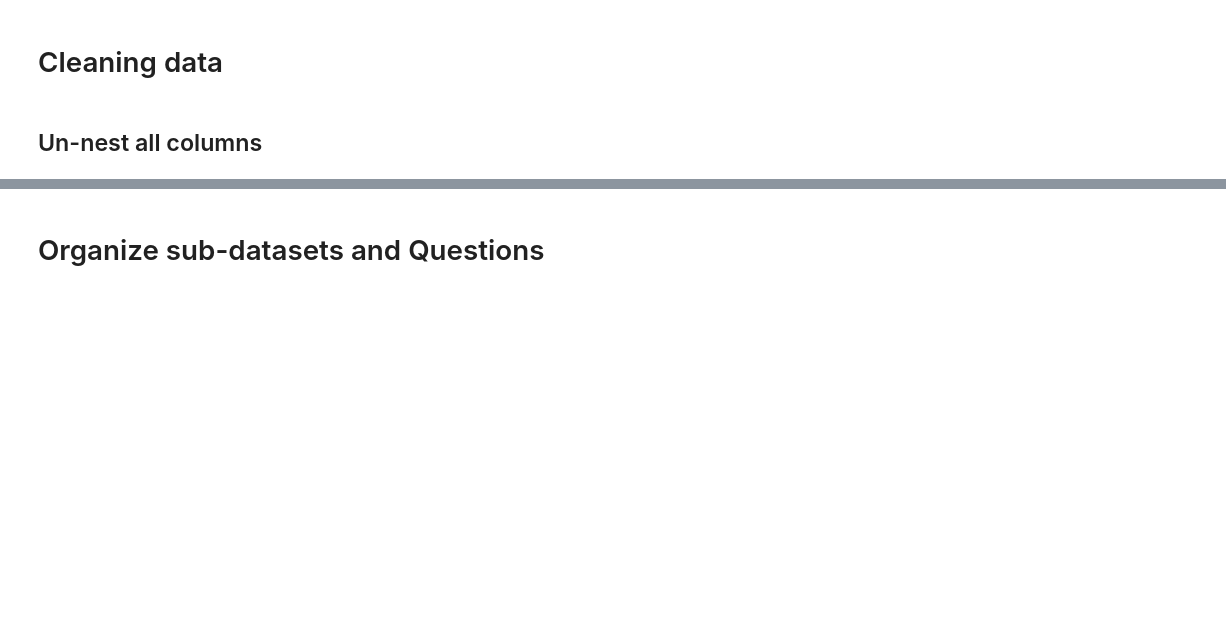
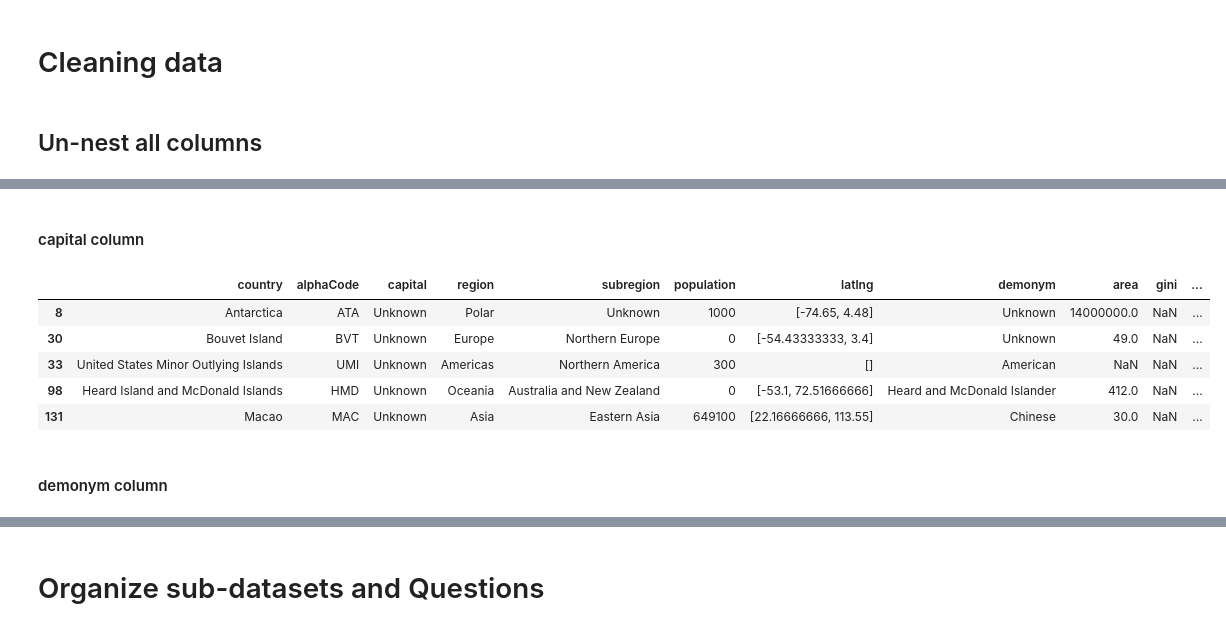
Before and after one commit to ducnguyen4993/country_apis, a Jupyter notebook: apis_test.ipynb, the cells around one changed output, grey strips where cells are left out. Cells and saved outputs as stored; diff of their text form; code cells hidden in the pictures; blank space fills up the shorter version.

```diff
--- a/apis_test.ipynb
+++ b/apis_test.ipynb
@@ -72,0 +286,17 @@ Data column: Index(['name', 'topLevelDomain', 'alpha2Code', 'alpha3Code', 'calli
+# %%
+#There are some columns with empty string values which are not shown as NaN
+#Fill all those with Unknown string
+def fill_empty(col):
+    new=[]
+    for i in col:
+        if i == '':
+            new.append('Unknown')
+        else:
+            new.append(i)
+    return new
+
+df['subregion']=fill_empty(df['subregion'])
+df['region']=fill_empty(df['region'])
+df['demonym']=fill_empty(df['demonym'])
+df['cioc']=fill_empty(df['cioc'])
+df['capital']=fill_empty(df['capital'])
@@ -75,18 +314,0 @@ Data column: Index(['name', 'topLevelDomain', 'alpha2Code', 'alpha3Code', 'calli
-# %%
-unnest_lst = ['currencies', 'languages']
-
-def unnest(unnest_lst,df):
-    for j in range(len(unnest_lst)):
-        lst=[]
-        col = df[unnest_lst[j]]
-        for i in range(0,len(col)):
-            tab=pd.Series(col[i])
-            tab=pd.json_normalize(tab)
-            name=tab['name'].tolist()
-            lst.append(name)
-        df[unnest_lst[j]]=lst
-    return df
-
-
-df = unnest(unnest_lst,df)
-df.head(3)
@@ -98,0 +334,3 @@ df.head(3)
+# %%
+df.loc[30,'region'] = df.loc[167,'region']
+df.loc[30,'subregion'] = df.loc[167,'subregion']
@@ -98,0 +339,3 @@ df.head(3)
+# %%
+df.loc[98,'region'] = df.loc[13,'region']
+df.loc[98,'subregion'] = df.loc[13,'subregion']
@@ -98,0 +357,11 @@ df.head(3)
+# %% [markdown]
+#### capital column
+# %%
+df[df['capital'] == 'Unknown']
+# %% [output]
+|  | country | alphaCode | capital | region | subregion | population | latlng | demonym | area | gini | ... |
+| 8 | Antarctica | ATA | Unknown | Polar | Unknown | 1000 | [-74.65, 4.48] | Unknown | 14000000.0 | NaN | ... |
+| 30 | Bouvet Island | BVT | Unknown | Europe | Northern Europe | 0 | [-54.43333333, 3.4] | Unknown | 49.0 | NaN | ... |
+| 33 | United States Minor Outlying Islands | UMI | Unknown | Americas | Northern America | 300 | [] | American | NaN | NaN | ... |
+| 98 | Heard Island and McDonald Islands | HMD | Unknown | Oceania | Australia and New Zealand | 0 | [-53.1, 72.51666666] | Heard and McDonald Islander | 412.0 | NaN | ... |
+| 131 | Macao | MAC | Unknown | Asia | Eastern Asia | 649100 | [22.16666666, 113.55] | Chinese | 30.0 | NaN | ... |
@@ -98,0 +370,2 @@ df.head(3)
+# %% [markdown]
+#### demonym column
```
Also changed, not shown: parts of 83 cells of this notebook, 1 other file.
